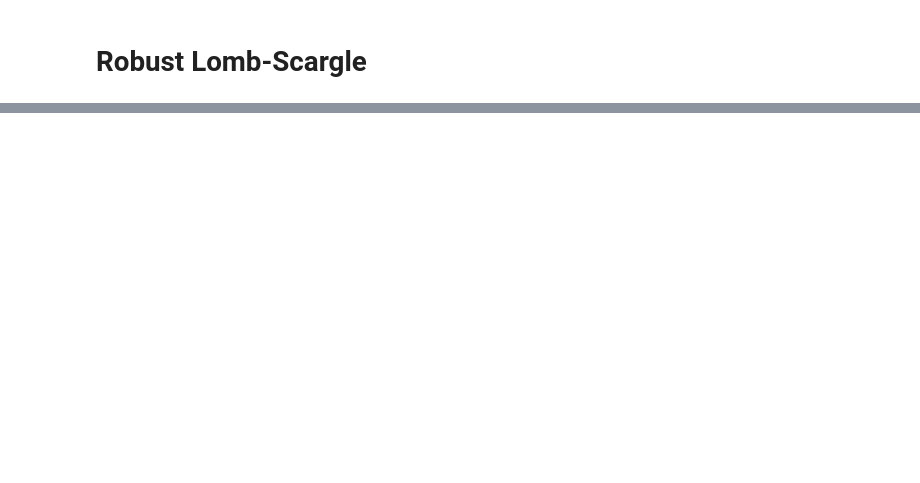
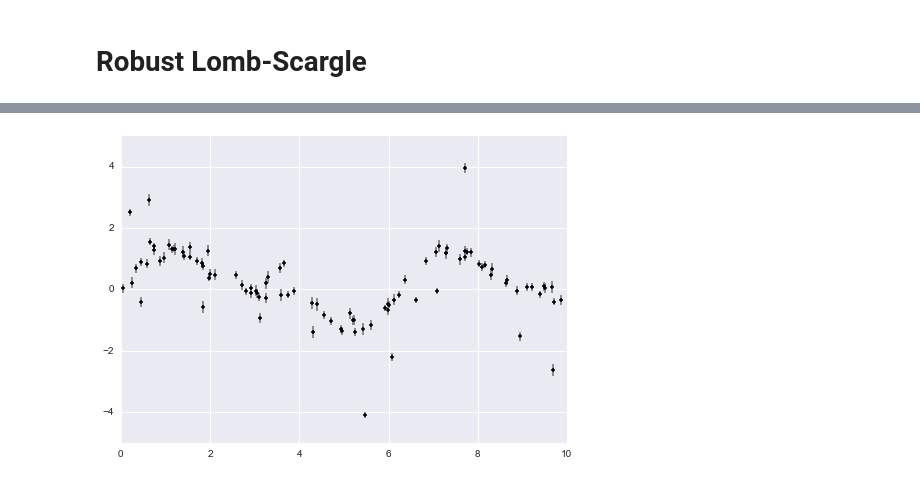
Before and after one commit to jakevdp/BombScargle, a Jupyter notebook: HuberLombScargle.ipynb, the cells around one changed output, grey strips where cells are left out. Drawn from its saved outputs; the diff is of its cells as text; code cells hidden in the pictures; blank space fills up the shorter version.

```diff
--- a/HuberLombScargle.ipynb
+++ b/HuberLombScargle.ipynb
@@ -25 +44,6 @@ plt.errorbar(t, y, dy, fmt='.k', ecolor='gray');
+# %%
+# Plot the data
+plt.errorbar(t, y, dy, fmt='.k', ecolor='gray');
+# %% [output]
+[figure, added]
 # %%
```
Also changed, not shown: parts of 20 cells of this notebook, 1 other file.
